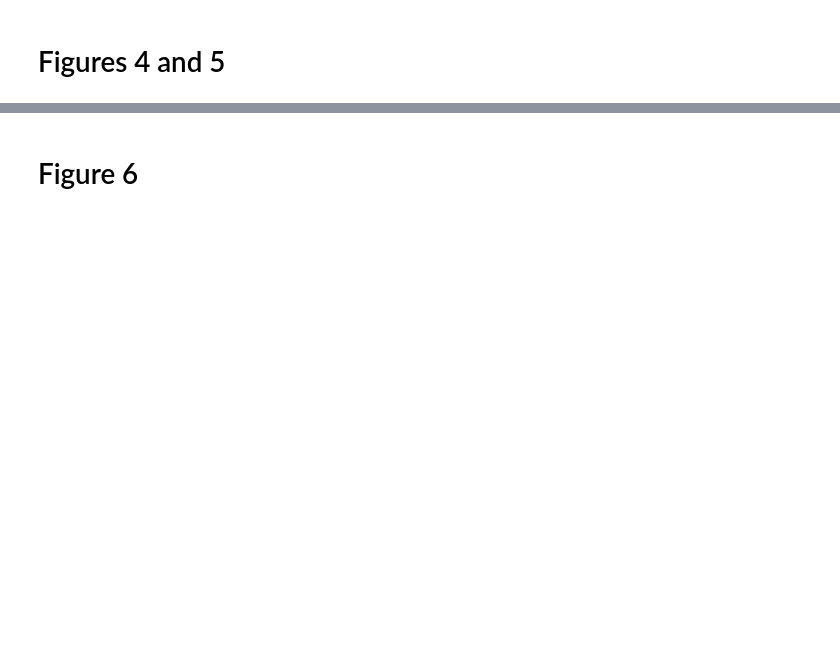
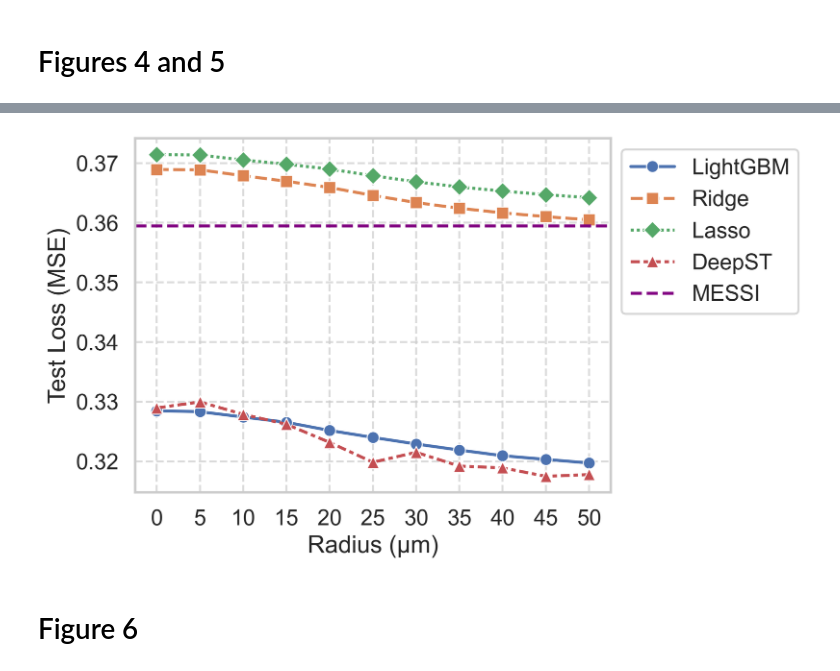
Before and after one commit to prob-ml/spice, a Jupyter notebook: examples/Plots.ipynb, the cells around one changed output, grey strips where cells are left out. Drawn from its saved outputs; the diff is of its cells as text; code cells hidden in the pictures; blank space fills up the shorter version.

```diff
--- a/examples/Plots.ipynb
+++ b/examples/Plots.ipynb
@@ -77,22 +83,30 @@ plt.savefig('real_data_wo_celltypes.png', bbox_inches="tight")
 # %%
 celltypes_df = celltypes_df[celltypes_df["Method"] != "OLS"]
 
 sns.set_theme("talk")
 sns.set_style("whitegrid")
 # Create a line plot for each model with different markers
 sns.lineplot(data=celltypes_df, x="Radius", y="w/ Celltypes Loss", marker='o', hue="Method", style="Method", markers=["o", "s", "D", "^", "v"])
+# Customize x and y axis labels
+plt.xlabel("Radius (μm)")
+plt.ylabel("Test Loss (MSE)")
+
+# Add grid for better readability
+plt.grid(True, linestyle='--', alpha=0.7)
 
 # Add a horizontal dashed line at y=0.3595
 plt.axhline(y=0.3595, color='purple', linestyle='--', label='MESSI')
 
 ax = plt.gcf().gca()
 
 plt.legend(bbox_to_anchor=(1, 1))
 # plt.legend(labels=['LightGBM Test Loss', 'deepST Test Loss'], bbox_to_anchor=(1, 1))
 
 plt.rcParams['figure.dpi'] = 300
 plt.rcParams['savefig.dpi'] = 300
 plt.savefig('real_data_WITH_celltypes.png', bbox_inches="tight")
+# %% [output]
+[figure, added]
 # %% [markdown]
 # Figure 6
 # %%
```
Also changed, not shown: parts of 6 cells of this notebook, 20 other files.
